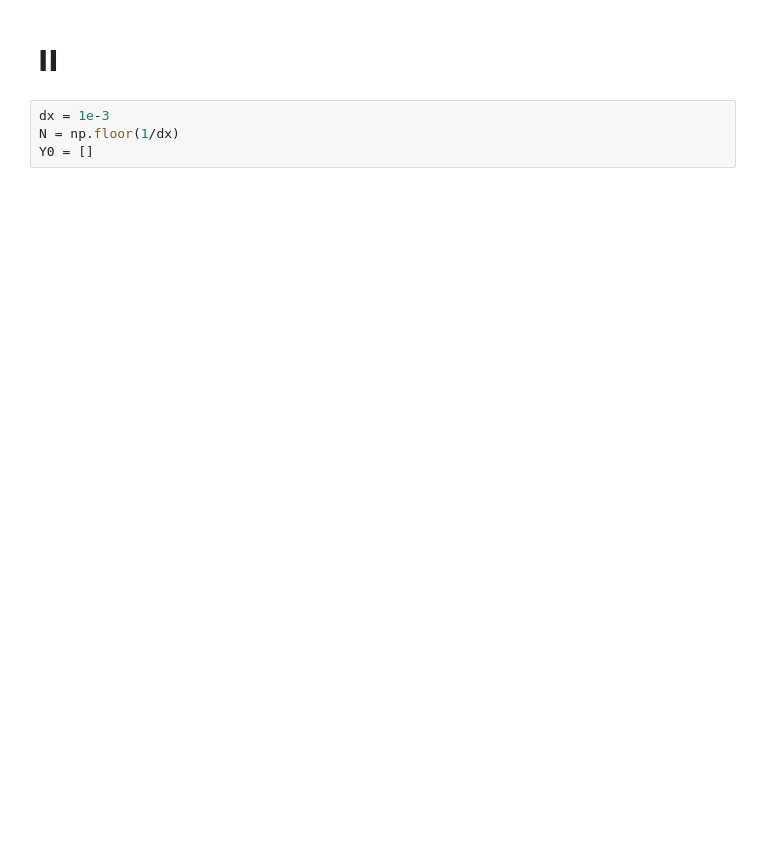
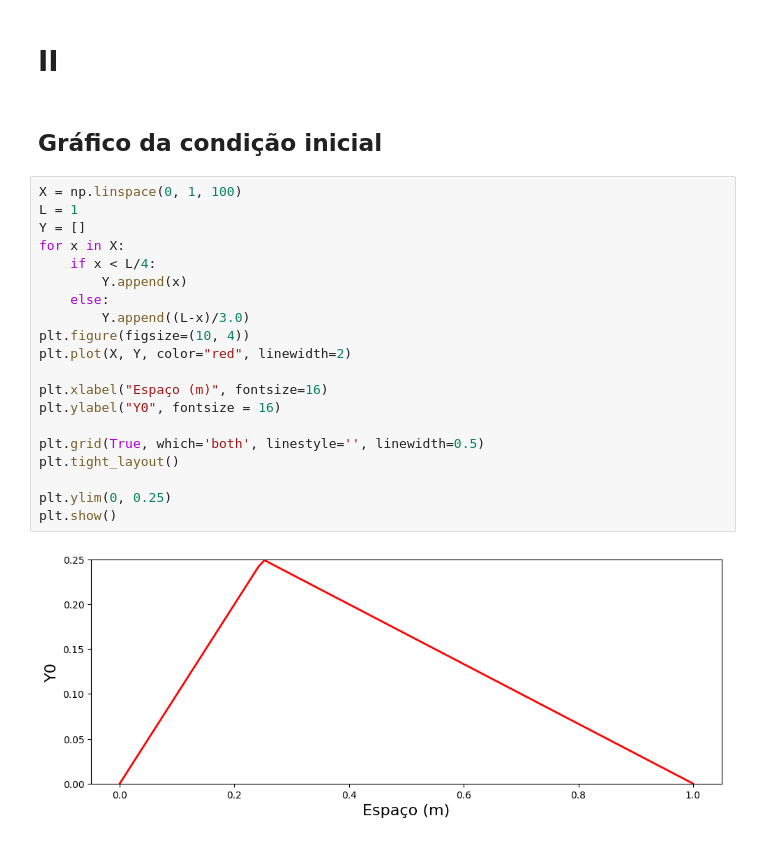
Before and after one commit to jeftersantiago/mec_estat_comp, a Jupyter notebook: projeto2/src/Graficos - Projeto 2.ipynb, the cells around one changed output. Drawn from its saved outputs; the diff is of its cells as text; blank space fills up the shorter version.

```diff
--- a/projeto2/src/Graficos - Projeto 2.ipynb
+++ b/projeto2/src/Graficos - Projeto 2.ipynb
@@ -149,6 +146,26 @@ plt.show()
 # %% [markdown]
 # II
+# %% [markdown]
+## Gráfico da condição inicial
 # %%
-dx = 1e-3
-N = np.floor(1/dx)
-Y0 = []
+X = np.linspace(0, 1, 100)
+L = 1
+Y = []
+for x in X:
+    if x < L/4:
+        Y.append(x)
+    else:
+        Y.append((L-x)/3.0)
+plt.figure(figsize=(10, 4))
+plt.plot(X, Y, color="red", linewidth=2)
+
+plt.xlabel("Espaço (m)", fontsize=16)
+plt.ylabel("Y0", fontsize = 16)
+
+plt.grid(True, which='both', linestyle='', linewidth=0.5)
+plt.tight_layout()
+
+plt.ylim(0, 0.25)
+plt.show()
+# %% [output]
+[figure, added]
```
Also changed, not shown: parts of 13 cells of this notebook, 18 other files.
